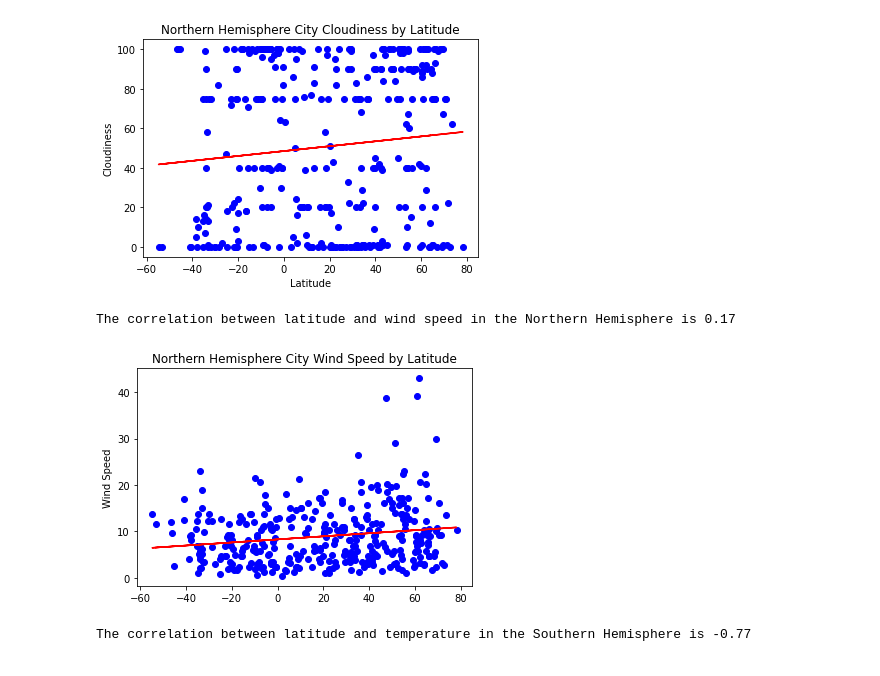
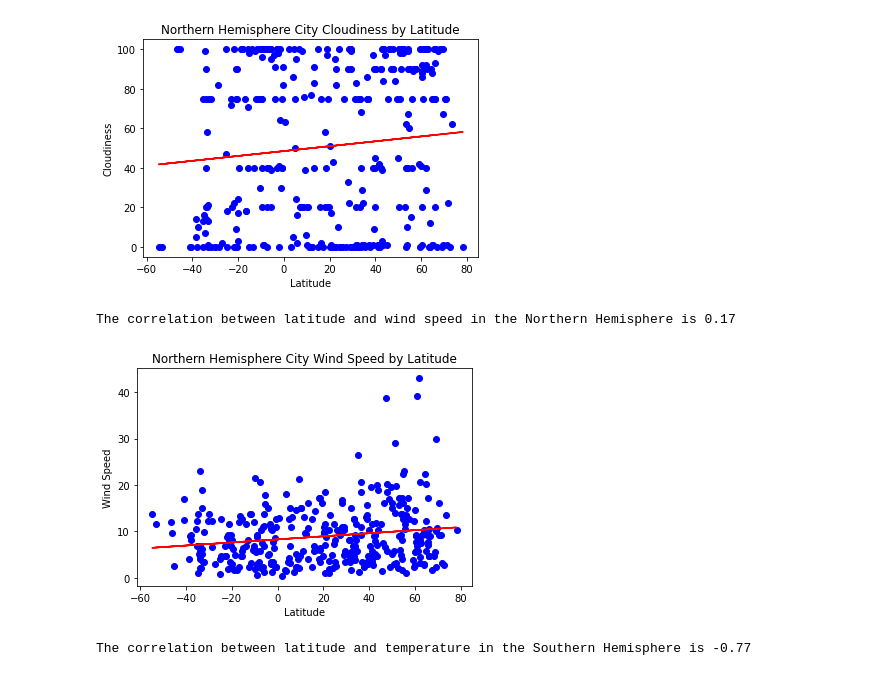
Before and after one commit to mel-c-lowe/Python-API-Challenge, a Jupyter notebook: WeatherPy/WeatherPy.ipynb, the cells around one changed output. Cells and saved outputs as stored; diff of their text form; code cells hidden in the pictures.

```diff
--- a/WeatherPy/WeatherPy.ipynb
+++ b/WeatherPy/WeatherPy.ipynb
@@ -512,31 +512,31 @@ The correlation between latitude and cloudiness in the Northern Hemisphere is 0.
 # %%
 # Northern Wind Speed vs Latitude
 north_x = northern_weather["Lat"]
 north_wind = northern_weather["Wind Speed"]
 
 plt.plot (north_x, north_wind, "bo")
 
 # Calculate the line of best fit and plot on the graph
 (slope, intercept, rvalue, pvalue, stderr) = linregress(north_x, north_wind)
 regress_values = north_x * slope + intercept
 line_eq = "y = " + str(round(slope,2)) + "x + " + str(round(intercept,2))
 
 # Place the line on the graph and annotate
 correlation = st.pearsonr(north_x, north_wind)
 # Why is this showing so weirdly?
 print(f"The correlation between latitude and wind speed in the Northern Hemisphere is {round(correlation[0],2)}")
 
 plt.plot(north_x, regress_values, "r-")
 # plt.annotate(line_eq,(-40,285),fontsize=15,color="green")
 
 plt.ylabel("Wind Speed")
-# plt.xlabel("Latitude")
+plt.xlabel("Latitude")
 plt.title("Northern Hemisphere City Wind Speed by Latitude")
 
 plt.show()
 # %% [output]
 The correlation between latitude and wind speed in the Northern Hemisphere is 0.17
-[figure, old version]
+[figure, new version]
 # %%
 # Be sure to go back and fix the xlabel issue and add a line analyzing each chart
 # %%
```
